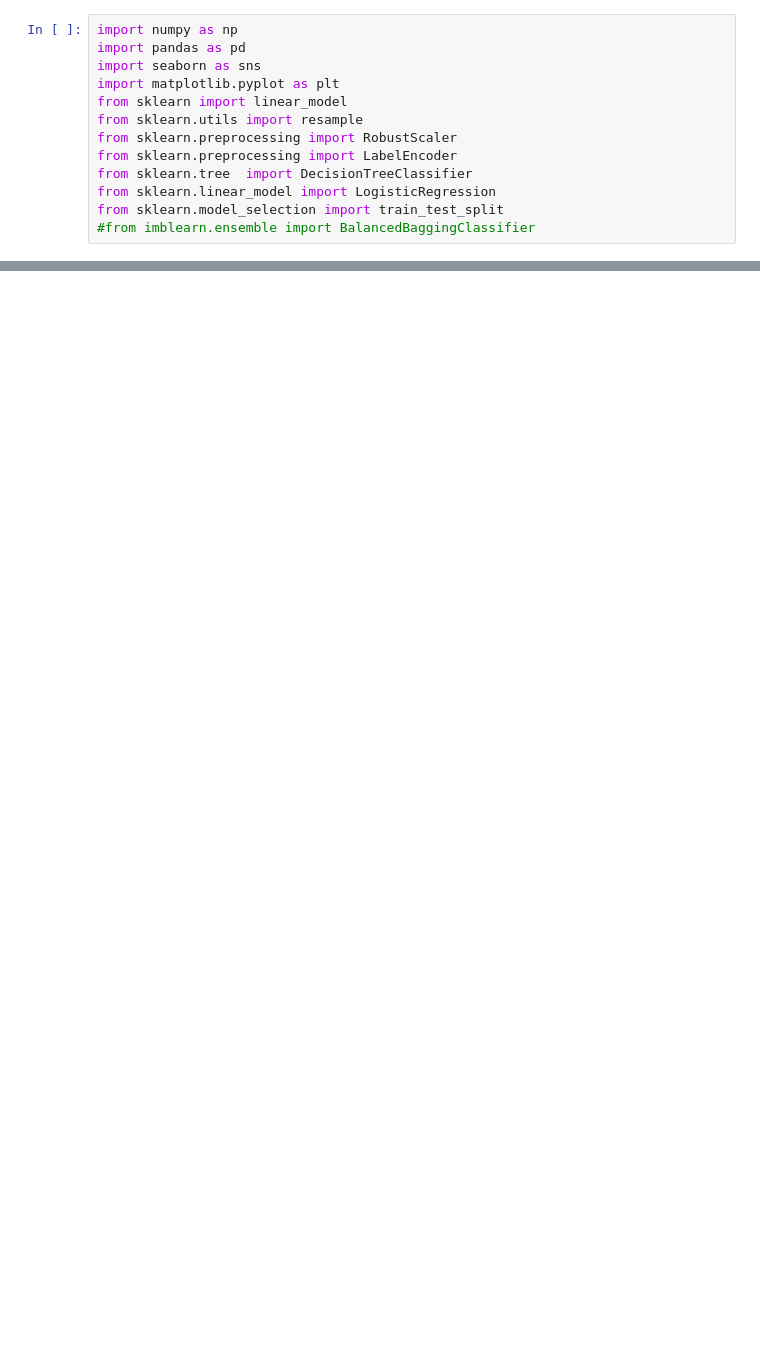
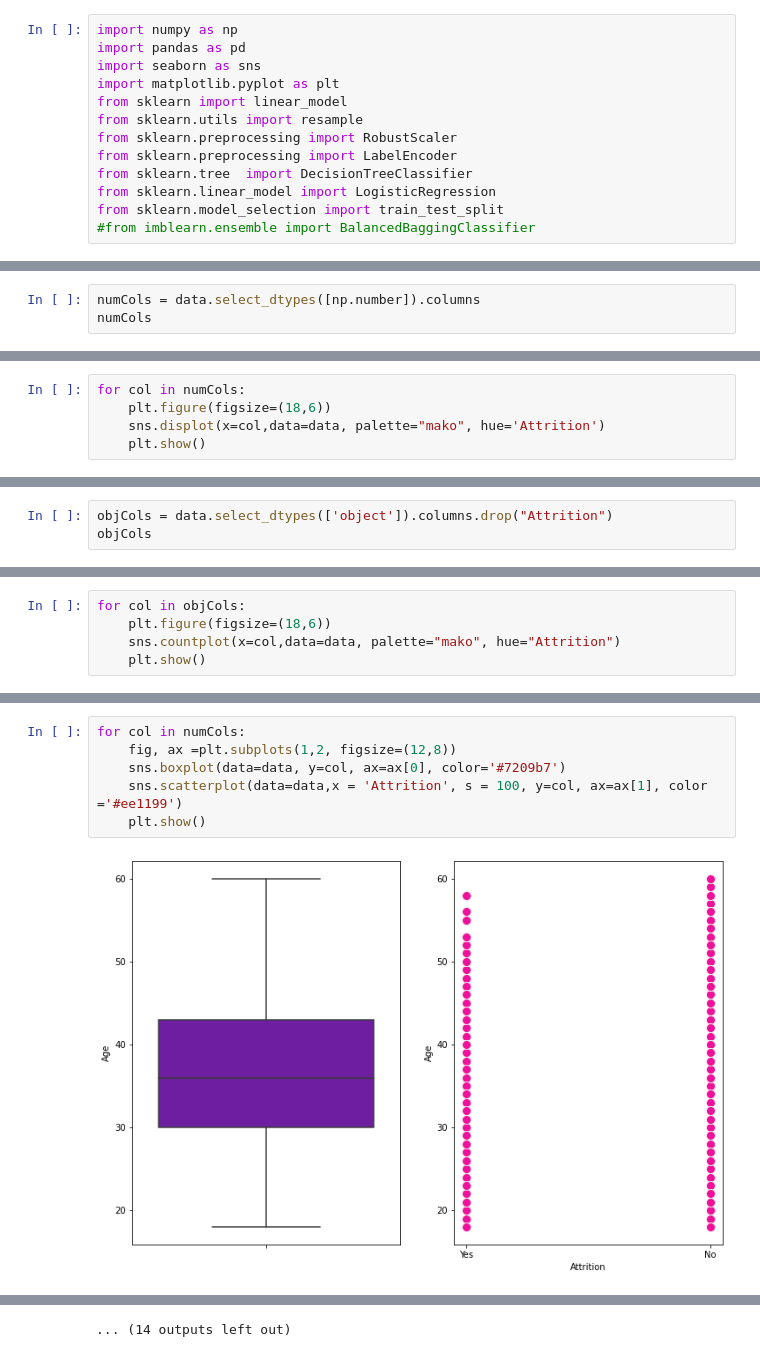
Before and after one commit to ksramalakshmi/AttritionAnalysisSoftware, a Jupyter notebook: attrition_prediction_model.ipynb, the cells around one changed output, grey strips where cells are left out. Saved outputs shown, nothing was run; the diff lists cells and outputs as text; blank space fills up the shorter version.

```diff
--- a/attrition_prediction_model.ipynb
+++ b/attrition_prediction_model.ipynb
@@ -24,0 +86,3 @@ data.head(5)
+# %%
+numCols = data.select_dtypes([np.number]).columns
+numCols
@@ -24,0 +99,5 @@ data.head(5)
+# %%
+for col in numCols:
+    plt.figure(figsize=(18,6))
+    sns.displot(x=col,data=data, palette="mako", hue='Attrition')
+    plt.show()
@@ -24,0 +118,3 @@ data.head(5)
+# %%
+objCols = data.select_dtypes(['object']).columns.drop("Attrition")
+objCols
@@ -24,0 +125,5 @@ data.head(5)
+# %%
+for col in objCols:
+    plt.figure(figsize=(18,6))
+    sns.countplot(x=col,data=data, palette="mako", hue="Attrition")
+    plt.show()
@@ -24,0 +139,8 @@ data.head(5)
+# %%
+for col in numCols:
+    fig, ax =plt.subplots(1,2, figsize=(12,8))
+    sns.boxplot(data=data, y=col, ax=ax[0], color='#7209b7')
+    sns.scatterplot(data=data,x = 'Attrition', s = 100, y=col, ax=ax[1], color ='#ee1199')
+    plt.show()
+# %% [output]
+[figure, added]
@@ -24,0 +158 @@ data.head(5)
+... (14 outputs left out)
```
Also changed, not shown: parts of 36 cells of this notebook.
